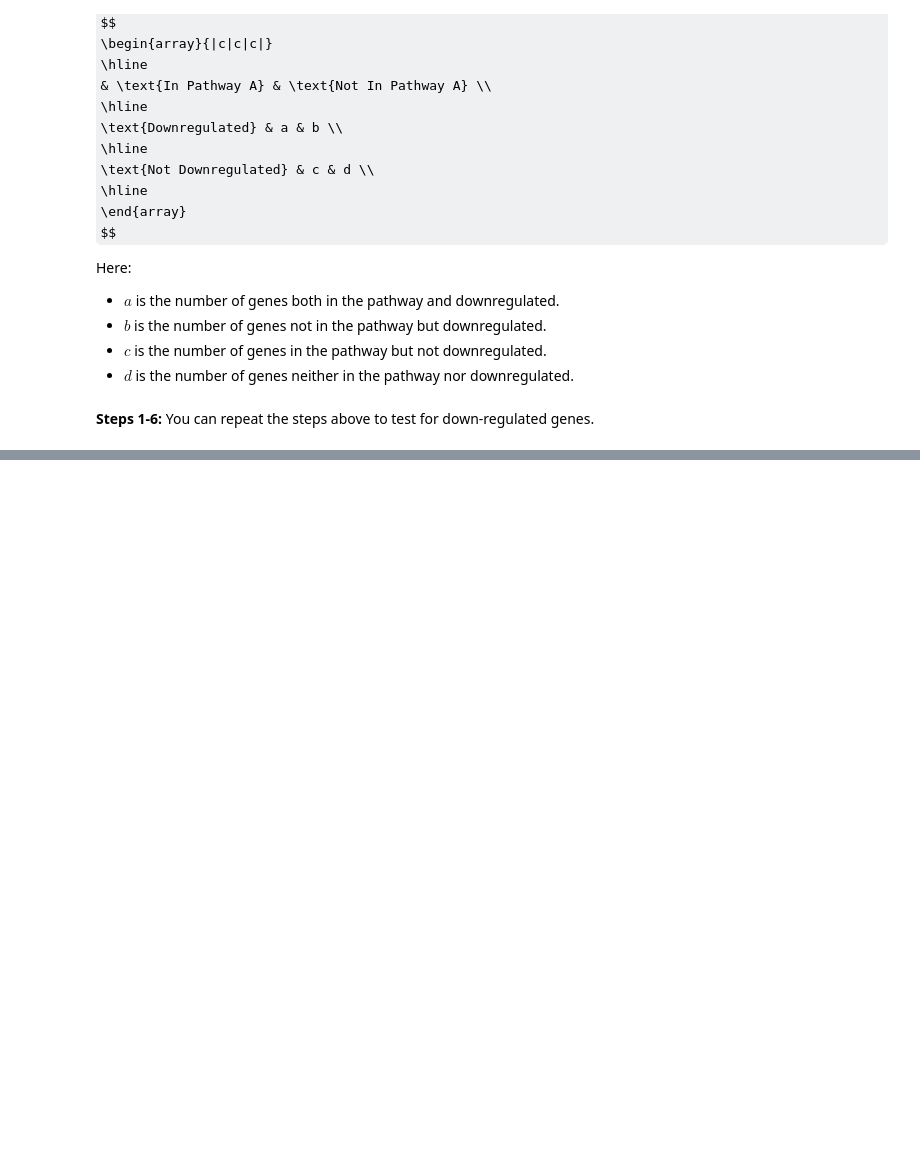
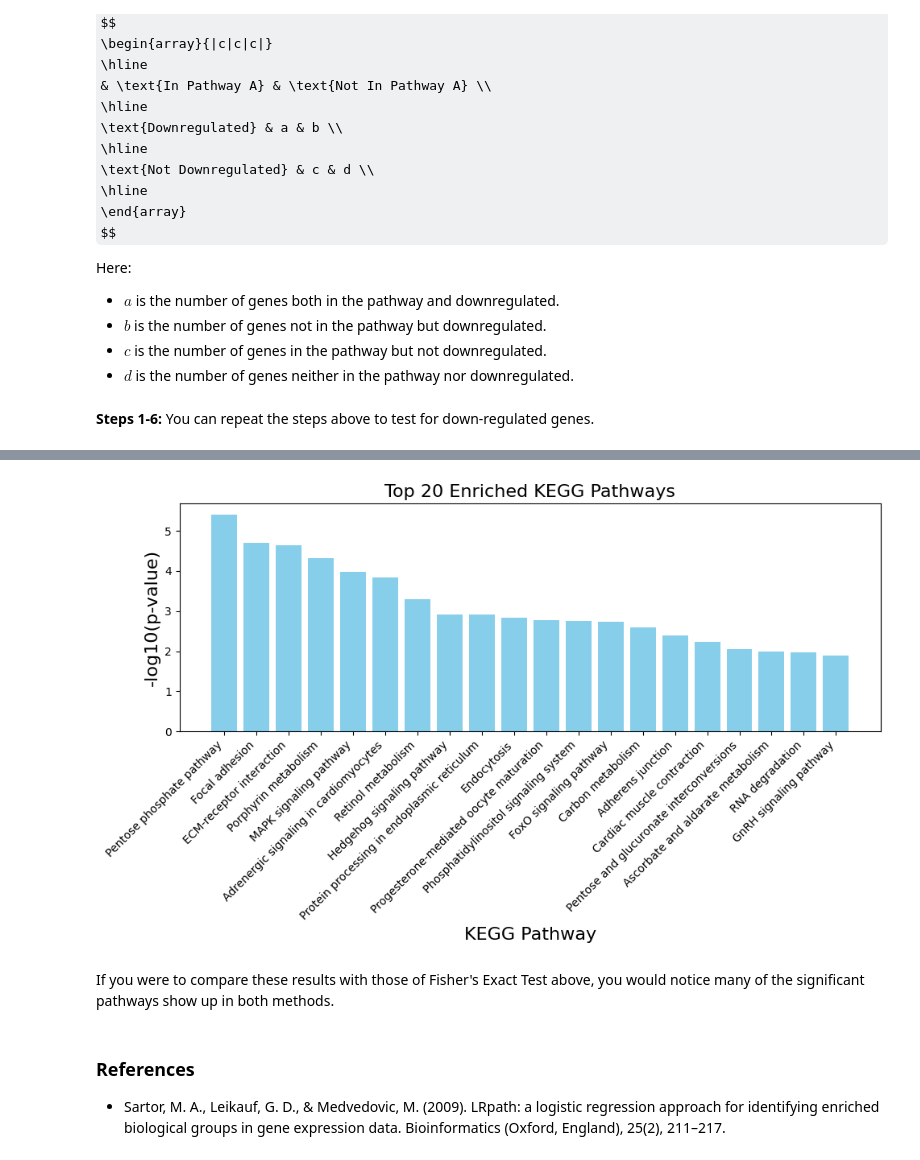
Before and after one commit to sdsucomptox/danrerlib, a Jupyter notebook: sphinx/tutorials/funcional_enrichment.ipynb, the cells around one changed output, grey strips where cells are left out. Cells and saved outputs as stored; diff of their text form; code cells hidden in the pictures; some formulas as TeX source; blank space fills up the shorter version.

Commit message:
enrichment tutorial with logistic

```diff
--- a/sphinx/tutorials/funcional_enrichment.ipynb
+++ b/sphinx/tutorials/funcional_enrichment.ipynb
@@ -516,0 +544,2 @@ plt.show()
+# %%
+gene_universe_tpp = pd.read_csv('data/test_data/TPP_DE.txt', sep = '\t')
@@ -516,0 +559,11 @@ plt.show()
+# %%
+# the gene id type you have in your gene universe.
+# In this case, we have NCBI Gene IDs.
+ncbi_id = 'NCBI Gene ID'
+
+# the database you wish to test enrichment for
+database_choice = 'KEGG Pathway'
+
+# the method you wish to use to test for enrichment.
+# In this case, we are using Logistic Regression
+enrich_method = 'logistic'
@@ -516,0 +572,6 @@ plt.show()
+# %%
+result = enrich(gene_universe = gene_universe_tpp,
+                gene_id_type = ncbi_id,
+                database = database_choice,
+                method = enrich_method
+                )
@@ -516,0 +599,16 @@ plt.show()
+# %%
+# create a bar chart to visualize the enriched results
+enriched_results = result[result['Direction'] == 'enriched']
+
+enrichplots.bar_chart(enriched_results,
+                      title = 'Top 20 Enriched KEGG Pathways',
+                      xlab = 'KEGG Pathway',
+                      max_num_pathways=20)
+# %% [output]
+[figure, added]
+# %% [markdown]
+If you were to compare these results with those of Fisher's Exact Test above, you would notice many of the significant pathways show up in both methods.
+# %% [markdown]
+### References
+
+- Sartor, M. A., Leikauf, G. D., & Medvedovic, M. (2009). LRpath: a logistic regression approach for identifying enriched biological groups in gene expression data. Bioinformatics (Oxford, England), 25(2), 211–217.
```
Also changed, not shown: parts of 21 cells of this notebook, 4 other files.
